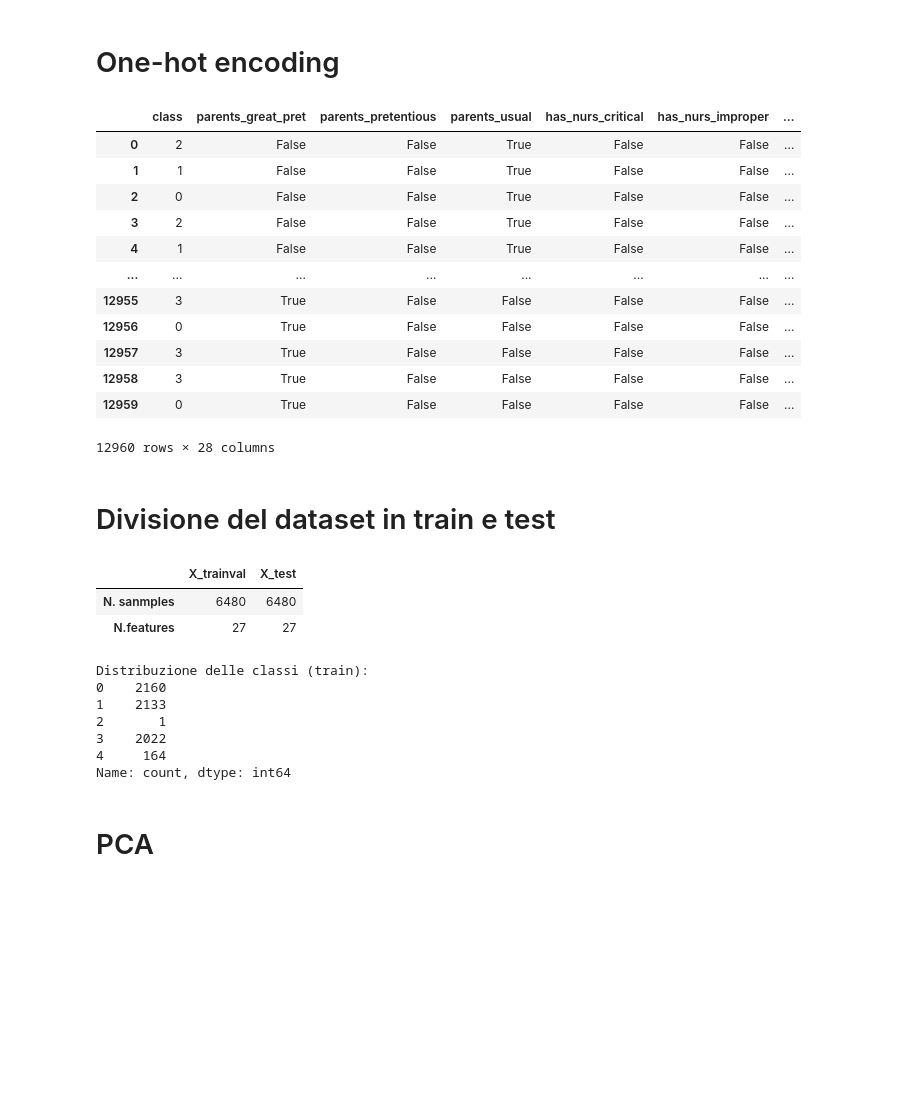
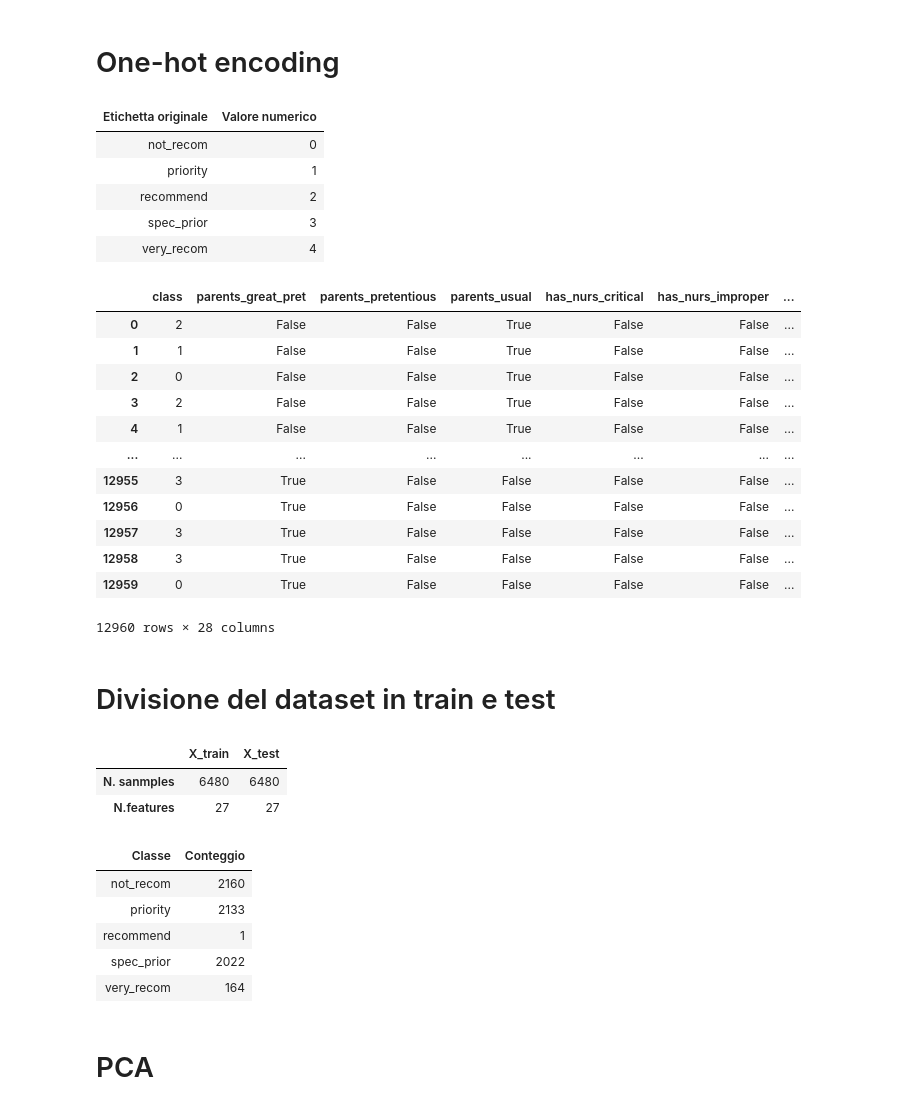
Before and after one commit to AlessioGiay/Progetto_MateIA, a Jupyter notebook: Progetto.ipynb, the cells around one changed output. Drawn from its saved outputs; the diff is of its cells as text; code cells hidden in the pictures; blank space fills up the shorter version.

```diff
--- a/Progetto.ipynb
+++ b/Progetto.ipynb
@@ -87,32 +113,45 @@ display(nursery_dataframe)
 # %%
 # Copia del dataframe originale
 nursery_dataframe_old = nursery_dataframe.copy()
 onehot_cols = nursery_dataframe.columns.to_list()[:-1]
 
 #Label encoding
 labelenc_class = LabelEncoder()
 labelenc_class.fit(nursery_dataframe['class'].values)
 nursery_dataframe['class'] = labelenc_class.transform(nursery_dataframe['class'].values)
 
 # One-hot encoding
 nursery_dataframe = pd.get_dummies(nursery_dataframe, columns=onehot_cols)
 
-#nursery_dataframe.to_csv("nursery_dataframe.csv", index=False)
+# Crea un DataFrame con le corrispondenze
+mapping_df = pd.DataFrame({
+    'Etichetta originale': labelenc_class.classes_,
+    'Valore numerico': labelenc_class.transform(labelenc_class.classes_)
+})
+
+# Mostra il risultato
+display(mapping_df.style.hide(axis="index"))
 
 display(nursery_dataframe)
 # %% [output]
-|  | class | parents_great_pret | parents_pretentious | parents_usual | has_nurs_critical | has_nurs_improper | ... |
-| 0 | 2 | False | False | True | False | False | ... |
-| 1 | 1 | False | False | True | False | False | ... |
-| 2 | 0 | False | False | True | False | False | ... |
-| 3 | 2 | False | False | True | False | False | ... |
-| 4 | 1 | False | False | True | False | False | ... |
-| ... | ... | ... | ... | ... | ... | ... | ... |
-| 12955 | 3 | True | False | False | False | False | ... |
-| 12956 | 0 | True | False | False | False | False | ... |
-| 12957 | 3 | True | False | False | False | False | ... |
-| 12958 | 3 | True | False | False | False | False | ... |
-| 12959 | 0 | True | False | False | False | False | ... |
+| Etichetta originale | Valore numerico |
+| not_recom | 0 |
+| priority | 1 |
+| recommend | 2 |
+| spec_prior | 3 |
+| very_recom | 4 |
+|  | class | parents_great_pret | parents_pretentious | parents_usual | has_nurs_critical | has_nurs_improper | ... |
+| 0 | 2 | False | False | True | False | False | ... |
+| 1 | 1 | False | False | True | False | False | ... |
+| 2 | 0 | False | False | True | False | False | ... |
+| 3 | 2 | False | False | True | False | False | ... |
+| 4 | 1 | False | False | True | False | False | ... |
+| ... | ... | ... | ... | ... | ... | ... | ... |
+| 12955 | 3 | True | False | False | False | False | ... |
+| 12956 | 0 | True | False | False | False | False | ... |
+| 12957 | 3 | True | False | False | False | False | ... |
+| 12958 | 3 | True | False | False | False | False | ... |
+| 12959 | 0 | True | False | False | False | False | ... |
 12960 rows × 28 columns
 # %%
 X = nursery_dataframe.iloc[:,1:].values
@@ -127,21 +166,32 @@ test_p = 0.5
 
 X_train, X_test, y_train, y_test = train_test_split(X, y, test_size=test_p, random_state=random_state, shuffle=True, stratify = y)
 
-display(pd.DataFrame({'X_trainval': X_train.shape, 'X_test': X_test.shape}, index=['N. sanmples', 'N.features']))
+display(pd.DataFrame({'X_train': X_train.shape, 'X_test': X_test.shape}, index=['N. sanmples', 'N.features']))
 
-print("Distribuzione delle classi (train):")
-print(pd.Series(y_test).value_counts().sort_index())
+# Calcolo della distribuzione delle classi nel test set
+class_distribution = pd.Series(y_test).value_counts().sort_index()
+
+# Creazione del DataFrame
+distribution_df = pd.DataFrame({
+    'Classe': class_distribution.index,
+    'Conteggio': class_distribution.values
+})
+
+# Decodifica delle classi (se vuoi i nomi originali)
+distribution_df['Classe'] = labelenc_class.inverse_transform(distribution_df['Classe'])
+
+# Visualizzazione senza indici
+display(distribution_df.style.hide(axis='index'))
 # %% [output]
-|  | X_trainval | X_test |
+|  | X_train | X_test |
 | N. sanmples | 6480 | 6480 |
 | N.features | 27 | 27 |
-Distribuzione delle classi (train):
-0    2160
-1    2133
-2       1
-3    2022
-4     164
-Name: count, dtype: int64
+| Classe | Conteggio |
+| not_recom | 2160 |
+| priority | 2133 |
+| recommend | 1 |
+| spec_prior | 2022 |
+| very_recom | 164 |
 # %% [markdown]
 # PCA
 # %%
```
Also changed, not shown: parts of 14 cells of this notebook.
